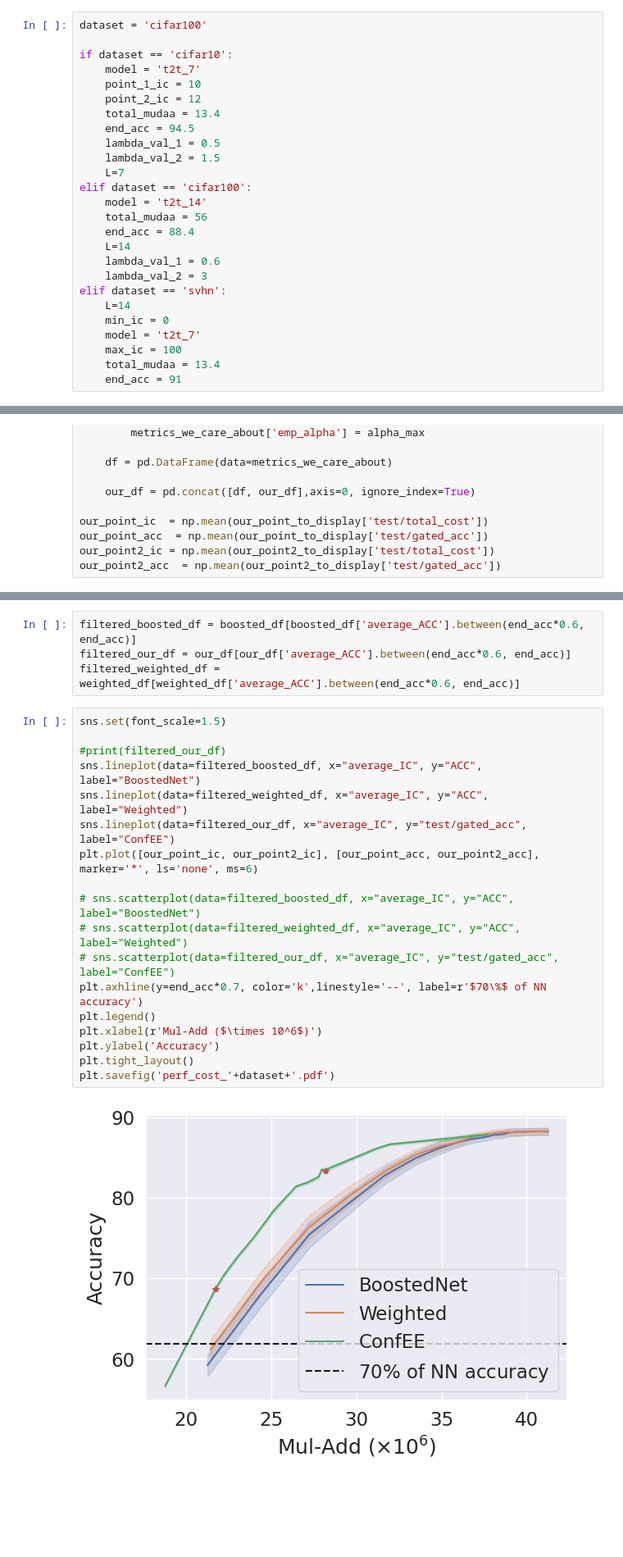
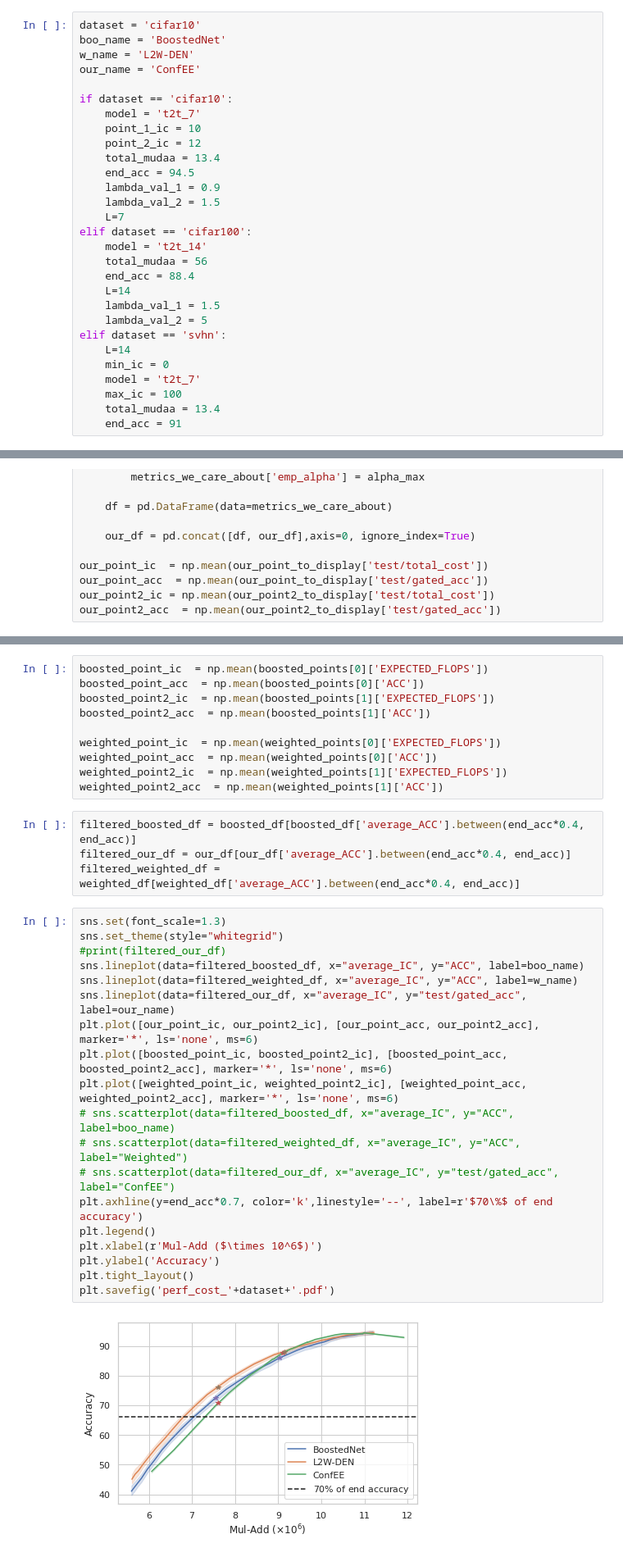
Before and after one commit to networkslab/dynn, a Jupyter notebook: src/notebooks/confidence_intervals_ce_ic.ipynb, the cells around one changed output, grey strips where cells are left out. Shown at 82% size. Cells and saved outputs as stored; diff of their text form; blank space fills up the shorter version.

Commit message:
added plots

```diff
--- a/src/notebooks/confidence_intervals_ce_ic.ipynb
+++ b/src/notebooks/confidence_intervals_ce_ic.ipynb
@@ -8,7 +8,10 @@ import matplotlib
 import matplotlib.lines as mlines
 import pickle as pk
 # %%
-dataset = 'cifar100'
+dataset = 'cifar10'
+boo_name = 'BoostedNet'
+w_name = 'L2W-DEN'
+our_name = 'ConfEE'
 
 if dataset == 'cifar10':
     model = 't2t_7'
@@ -16,7 +19,7 @@ if dataset == 'cifar10':
     point_2_ic = 12
     total_mudaa = 13.4
     end_acc = 94.5
-    lambda_val_1 = 0.5
+    lambda_val_1 = 0.9
     lambda_val_2 = 1.5
     L=7
 elif dataset == 'cifar100':
@@ -24,8 +27,8 @@ elif dataset == 'cifar100':
     total_mudaa = 56
     end_acc = 88.4
     L=14
-    lambda_val_1 = 0.6
-    lambda_val_2 = 3
+    lambda_val_1 = 1.5
+    lambda_val_2 = 5
 elif dataset == 'svhn':
     L=14
     min_ic = 0
@@ -218,29 +212,40 @@ def collect_baseline_data(list_dict_baseline, points):
 
 boosted_df, boosted_points = collect_baseline_data(list_dict_boosted, [our_point_ic, our_point2_ic])
 weighted_df, weighted_points = collect_baseline_data(list_dict_weighted, [our_point_ic, our_point2_ic])
+# %%
+boosted_point_ic  = np.mean(boosted_points[0]['EXPECTED_FLOPS'])
+boosted_point_acc  = np.mean(boosted_points[0]['ACC'])
+boosted_point2_ic  = np.mean(boosted_points[1]['EXPECTED_FLOPS'])
+boosted_point2_acc  = np.mean(boosted_points[1]['ACC'])
+
+weighted_point_ic  = np.mean(weighted_points[0]['EXPECTED_FLOPS'])
+weighted_point_acc  = np.mean(weighted_points[0]['ACC'])
+weighted_point2_ic  = np.mean(weighted_points[1]['EXPECTED_FLOPS'])
+weighted_point2_acc  = np.mean(weighted_points[1]['ACC'])
 # %%
-filtered_boosted_df = boosted_df[boosted_df['average_ACC'].between(end_acc*0.6, end_acc)]
-filtered_our_df = our_df[our_df['average_ACC'].between(end_acc*0.6, end_acc)]
-filtered_weighted_df = weighted_df[weighted_df['average_ACC'].between(end_acc*0.6, end_acc)]
+filtered_boosted_df = boosted_df[boosted_df['average_ACC'].between(end_acc*0.4, end_acc)]
+filtered_our_df = our_df[our_df['average_ACC'].between(end_acc*0.4, end_acc)]
+filtered_weighted_df = weighted_df[weighted_df['average_ACC'].between(end_acc*0.4, end_acc)]
 # %%
-sns.set(font_scale=1.5)
-
+sns.set(font_scale=1.3)
+sns.set_theme(style="whitegrid")
 #print(filtered_our_df)
-sns.lineplot(data=filtered_boosted_df, x="average_IC", y="ACC", label="BoostedNet")
-sns.lineplot(data=filtered_weighted_df, x="average_IC", y="ACC", label="Weighted")
-sns.lineplot(data=filtered_our_df, x="average_IC", y="test/gated_acc", label="ConfEE")
+sns.lineplot(data=filtered_boosted_df, x="average_IC", y="ACC", label=boo_name)
+sns.lineplot(data=filtered_weighted_df, x="average_IC", y="ACC", label=w_name)
+sns.lineplot(data=filtered_our_df, x="average_IC", y="test/gated_acc", label=our_name)
 plt.plot([our_point_ic, our_point2_ic], [our_point_acc, our_point2_acc], marker='*', ls='none', ms=6)
-
-# sns.scatterplot(data=filtered_boosted_df, x="average_IC", y="ACC", label="BoostedNet")
+plt.plot([boosted_point_ic, boosted_point2_ic], [boosted_point_acc, boosted_point2_acc], marker='*', ls='none', ms=6)
+plt.plot([weighted_point_ic, weighted_point2_ic], [weighted_point_acc, weighted_point2_acc], marker='*', ls='none', ms=6)
+# sns.scatterplot(data=filtered_boosted_df, x="average_IC", y="ACC", label=boo_name)
 # sns.scatterplot(data=filtered_weighted_df, x="average_IC", y="ACC", label="Weighted")
 # sns.scatterplot(data=filtered_our_df, x="average_IC", y="test/gated_acc", label="ConfEE")
-plt.axhline(y=end_acc*0.7, color='k',linestyle='--', label=r'$70\%$ of NN accuracy')
+plt.axhline(y=end_acc*0.7, color='k',linestyle='--', label=r'$70\%$ of end accuracy')
 plt.legend()
 plt.xlabel(r'Mul-Add ($\times 10^6$)')
 plt.ylabel('Accuracy')
 plt.tight_layout()
 plt.savefig('perf_cost_'+dataset+'.pdf')
 # %% [output]
-[figure, old version]
+[figure, new version]
 # %%
 sns.set(font_scale=1.5)  # crazy big
```
Also changed, not shown: parts of 11 cells of this notebook.
